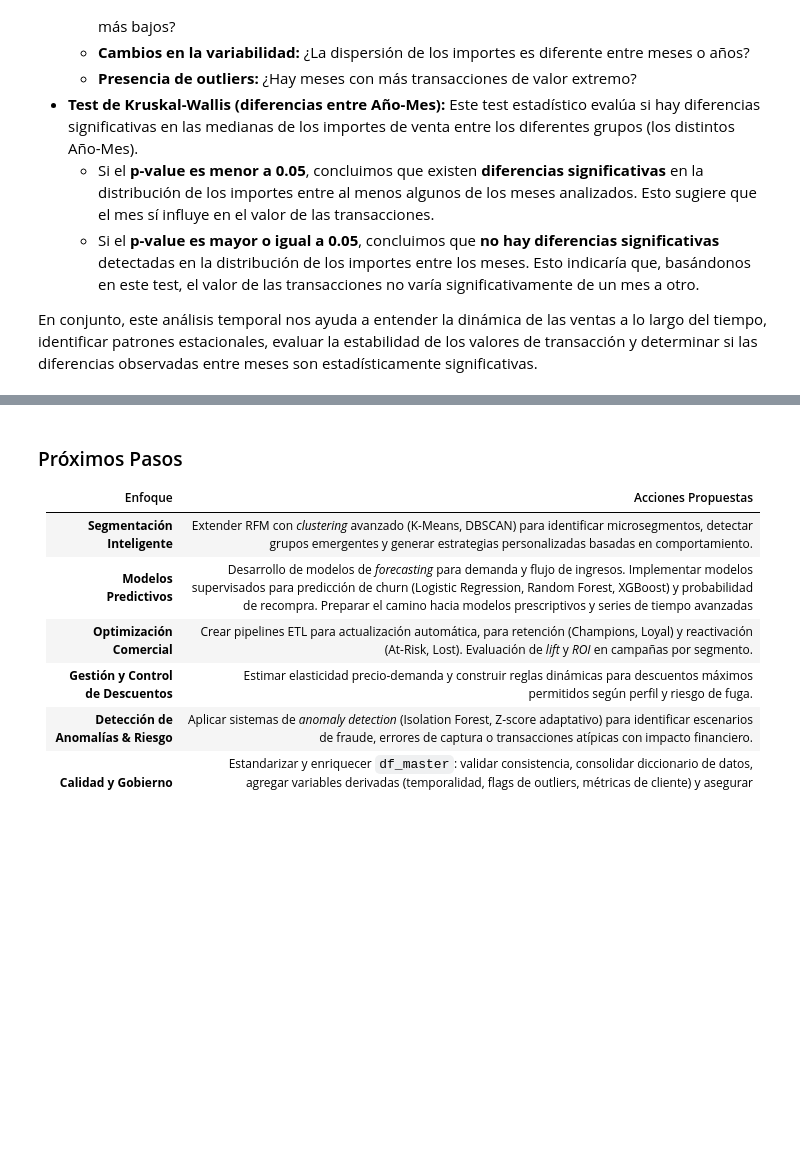
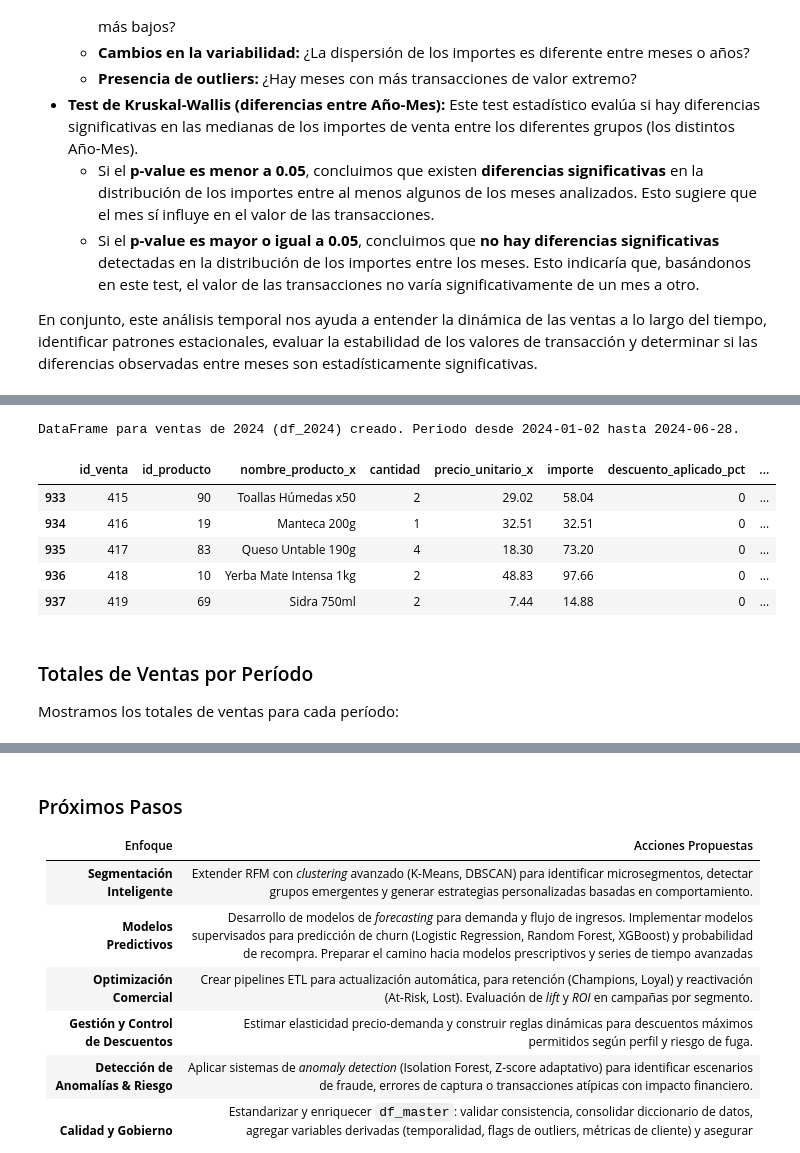
Before and after one commit to LenninTemoche/Proyecto-Aurelion-IBM-Guayerd, a Jupyter notebook: SPRING_2/Proyecto_Aurelion_S2.ipynb, the cells around one changed output, grey strips where cells are left out. Saved outputs shown, nothing was run; the diff lists cells and outputs as text; code cells hidden in the pictures; blank space fills up the shorter version.

```diff
--- a/SPRING_2/Proyecto_Aurelion_S2.ipynb
+++ b/SPRING_2/Proyecto_Aurelion_S2.ipynb
@@ -1517,0 +1549,17 @@ En conjunto, este análisis temporal nos ayuda a entender la dinámica de las ve
+# %%
+fecha_inicio_2024 = df_master[df_master['año'] == 2024]['fecha'].min()
+fecha_fin_2024 = df_master[df_master['año'] == 2024]['fecha'].max()
+df_2024 = df_master[(df_master['fecha'] >= fecha_inicio_2024) & (df_master['fecha'] <= fecha_fin_2024)]
+print(f"DataFrame para ventas de 2024 (df_2024) creado. Periodo desde {fecha_inicio_2024.strftime('%Y-%m-%d')} hasta {fecha_fin_2024.strftime('%Y-%m-%d')}.")
+display(df_2024.head())
+# %% [output]
+DataFrame para ventas de 2024 (df_2024) creado. Periodo desde 2024-01-02 hasta 2024-06-28.
+|  | id_venta | id_producto | nombre_producto_x | cantidad | precio_unitario_x | importe | descuento_aplicado_pct | ... |
+| 933 | 415 | 90 | Toallas Húmedas x50 | 2 | 29.02 | 58.04 | 0 | ... |
+| 934 | 416 | 19 | Manteca 200g | 1 | 32.51 | 32.51 | 0 | ... |
+| 935 | 417 | 83 | Queso Untable 190g | 4 | 18.30 | 73.20 | 0 | ... |
+| 936 | 418 | 10 | Yerba Mate Intensa 1kg | 2 | 48.83 | 97.66 | 0 | ... |
+| 937 | 419 | 69 | Sidra 750ml | 2 | 7.44 | 14.88 | 0 | ... |
+# %% [markdown]
+### Totales de Ventas por Período
+Mostramos los totales de ventas para cada período:
```
Also changed, not shown: parts of 18 cells of this notebook, 4 other files.
